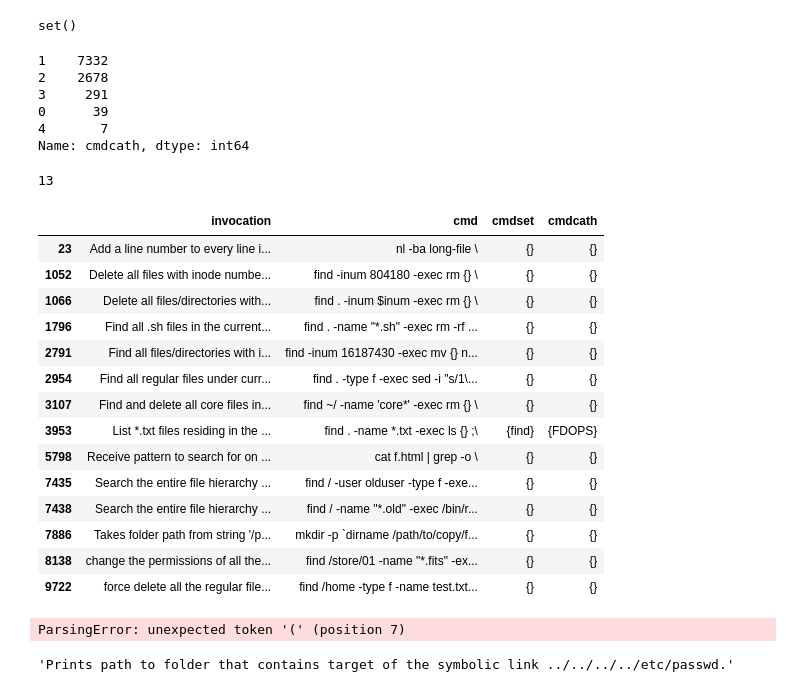
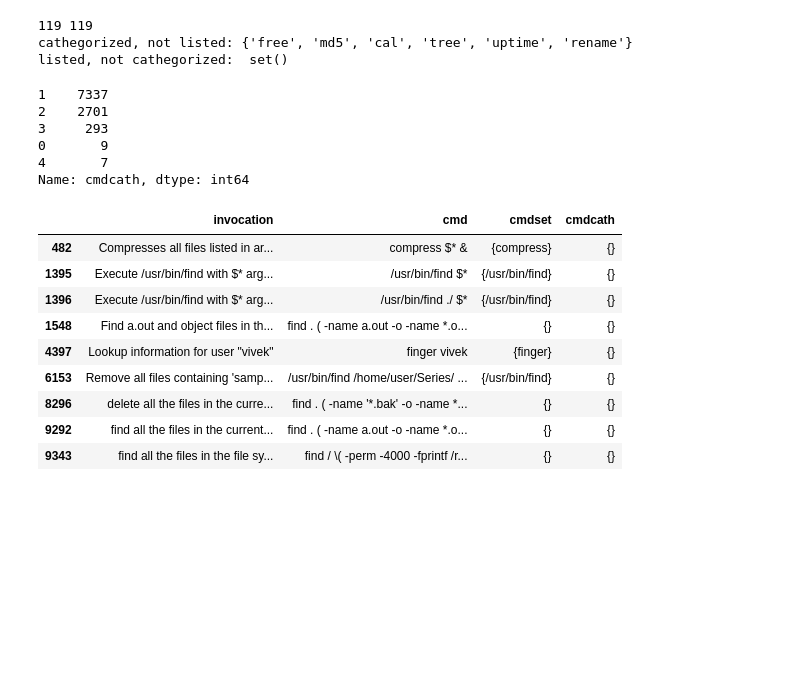
Before and after one commit to JetBrains-Research/ideformer, a Jupyter notebook: cmdline_dataset_filtering.ipynb, the cells around one changed output. Saved outputs shown, nothing was run; the diff lists cells and outputs as text; code cells hidden in the pictures; blank space fills up the shorter version.

```diff
--- a/cmdline_dataset_filtering.ipynb
+++ b/cmdline_dataset_filtering.ipynb
@@ -87,6 +81,0 @@ with open('cathegories.yml') as f:
-# %%
-all_cathegorized_utils = []
-
-for cath in cats:
-    for util in cath['utils']:
-        all_cathegorized_utils.append(util)
@@ -101,4 +82,22 @@ set(all_cathegorized_utils) - (set(nl2bash.cmdset.explode().values) & set(possib
+# %%
+with open('cathegories.yml') as f:
+    cats = yaml.safe_load(f)
+
+back_dict = {}
+for cath in cats:
+    for util in cath['utils']:
+        back_dict[util] = cath['name']
+
+print(len(set(back_dict.keys())), len(back_dict.keys()))
+print('cathegorized, not listed:',
+      set(back_dict.keys()) - (set(nl2bash.cmdset.explode().values) & set(possible_commands)))
+print('listed, not cathegorized: ',
+      (set(nl2bash.cmdset.explode().values) & set(possible_commands)) - set(back_dict.keys()))
+# %% [output]
+119 119
+cathegorized, not listed: {'free', 'md5', 'cal', 'tree', 'uptime', 'rename'}
+listed, not cathegorized:  set()
 # %%
-(set(nl2bash.cmdset.explode().values) & set(possible_commands)) - set(all_cathegorized_utils)
+# manually add actually normal commands, that were not listed somehow
+possible_commands += list(set(back_dict.keys()) - (set(nl2bash.cmdset.explode().values) & set(possible_commands)))
+possible_commands = set(possible_commands)
-# %% [output]
-set()
@@ -113,39 +106,22 @@ nl2bash['cmdcath'] = nl2bash.cmdset.apply(lambda x: set([back_dict[i] for i in x
 # %%
 nl2bash.cmdcath.apply(len).value_counts()
 # %% [output]
-1    7332
-2    2678
-3     291
-0      39
+1    7337
+2    2701
+3     293
+0       9
 4       7
 Name: cmdcath, dtype: int64
 # %%
-nl2bash[nl2bash.cmdcath.apply(len) == 0].cmd.str.endswith('\\').sum()
+nl2bash[nl2bash.cmdcath.apply(len) == 0]
 # %% [output]
-13
+|  | invocation | cmd | cmdset | cmdcath |
+| 482 | Compresses all files listed in ar... | compress $* & | {compress} | {} |
+| 1395 | Execute /usr/bin/find with $* arg... | /usr/bin/find $* | {/usr/bin/find} | {} |
+| 1396 | Execute /usr/bin/find with $* arg... | /usr/bin/find ./ $* | {/usr/bin/find} | {} |
+| 1548 | Find a.out and object files in th... | find . ( -name a.out -o -name *.o... | {} | {} |
+| 4397 | Lookup information for user "vivek" | finger vivek | {finger} | {} |
+| 6153 | Remove all files containing 'samp... | /usr/bin/find /home/user/Series/ ... | {/usr/bin/find} | {} |
+| 8296 | delete all the files in the curre... | find . ( -name '*.bak' -o -name *... | {} | {} |
+| 9292 | find all the files in the current... | find . ( -name a.out -o -name *.o... | {} | {} |
+| 9343 | find all the files in the file sy... | find / \( -perm -4000 -fprintf /r... | {} | {} |
-# %%
-nl2bash[nl2bash.cmd.str.endswith('\\')]
-# %% [output]
-|  | invocation | cmd | cmdset | cmdcath |
-| 23 | Add a line number to every line i... | nl -ba long-file \ | {} | {} |
-| 1052 | Delete all files with inode numbe... | find -inum 804180 -exec rm {} \ | {} | {} |
-| 1066 | Delete all files/directories with... | find . -inum $inum -exec rm {} \ | {} | {} |
-| 1796 | Find all .sh files in the current... | find . -name "*.sh" -exec rm -rf ... | {} | {} |
-| 2791 | Find all files/directories with i... | find -inum 16187430 -exec mv {} n... | {} | {} |
-| 2954 | Find all regular files under curr... | find . -type f -exec sed -i "s/1\... | {} | {} |
-| 3107 | Find and delete all core files in... | find ~/ -name 'core*' -exec rm {} \ | {} | {} |
-| 3953 | List *.txt files residing in the ... | find . -name *.txt -exec ls {} ;\ | {find} | {FDOPS} |
-| 5798 | Receive pattern to search for on ... | cat f.html | grep -o \ | {} | {} |
-| 7435 | Search the entire file hierarchy ... | find / -user olduser -type f -exe... | {} | {} |
-| 7438 | Search the entire file hierarchy ... | find / -name "*.old" -exec /bin/r... | {} | {} |
-| 7886 | Takes folder path from string '/p... | mkdir -p `dirname /path/to/copy/f... | {} | {} |
-| 8138 | change the permissions of all the... | find /store/01 -name "*.fits" -ex... | {} | {} |
-| 9722 | force delete all the regular file... | find /home -type f -name test.txt... | {} | {} |
-# %%
-bashlex.parse('find . ( -name a.out -o -name *.o ) -print')
-# %% [output]
-ParsingError: unexpected token '(' (position 7)
-# %%
-nl2bash.loc[5641].invocation
-# %% [output]
-'Prints path to folder that contains target of the symbolic link ../../../../etc/passwd.'
```
Also changed, not shown: parts of 41 cells of this notebook, 9 other files.
